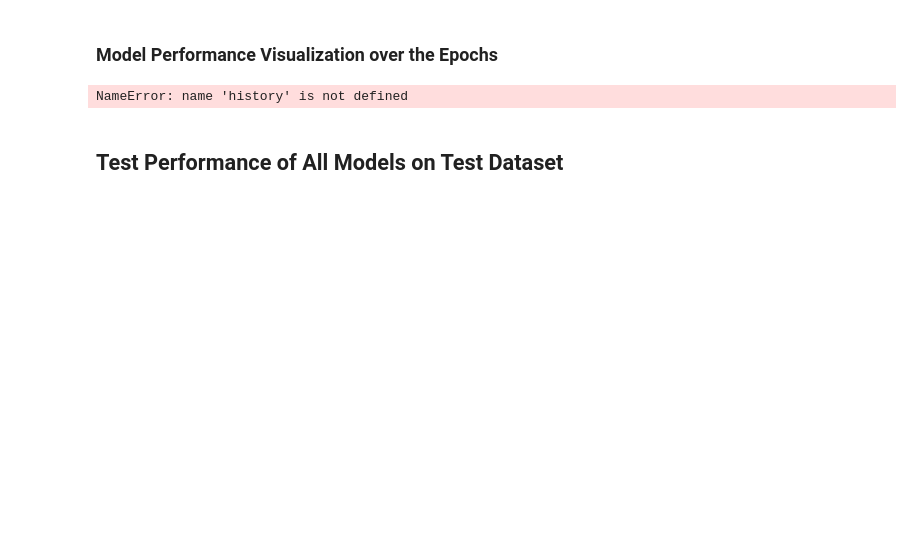
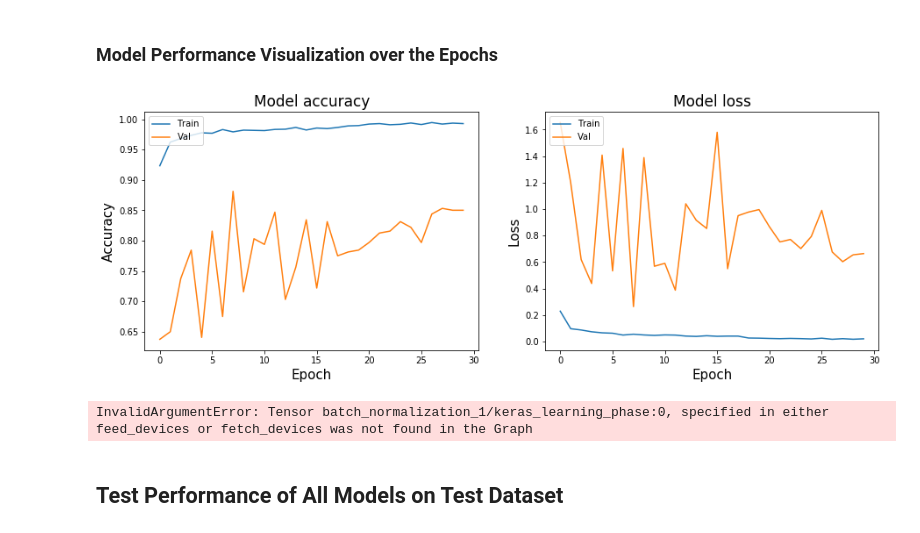
Before and after one commit to anjanatiha/Pneumonia-Detection-from-Chest-X-Ray-Images-with-Deep-Learning, a Jupyter notebook: code/Detection of Pneumonia from Chest X-Ray Images Modulerized.ipynb, the cells around one changed output. Drawn from its saved outputs; the diff is of its cells as text; code cells hidden in the pictures; blank space fills up the shorter version.

```diff
--- a/code/Detection of Pneumonia from Chest X-Ray Images Modulerized.ipynb
+++ b/code/Detection of Pneumonia from Chest X-Ray Images Modulerized.ipynb
@@ -697,7 +722,7 @@ Found 320 images belonging to 2 classes.
 # %%
 y=train_generator.classes
 class_weight=get_class_weight(y)
-# class_weight=None
+class_weight=None
 # %% [markdown]
 ##  Model and Training Configuration
 # %%
@@ -738,14 +767,13 @@ include_top=False
 # number of layers freezed
 non_trainable_index = 249
 
-# init_optimizer=optimizers.Adam()
-init_optimizer=optimizers.Adam(0.000001)
+init_optimizer=optimizers.Adam()
+# init_optimizer=optimizers.Adam(0.000001)
 
 print_layers=False
 
 # initial epochs on only output layers
 # init_epochs=1
-# initial_epochs=3
 init_epochs=15
 
 # verbose
@@ -762,11 +790,12 @@ print_layers=True
 
 # optimizer
 # adam lr=0.01/0.001/0.0001/0.00001/0.000001, decay = decay=1e-5/ 1e-6
-# optimizer=optimizers.Adam()
-# optimizer=Adam(lr=0.0001, decay=1e-5)
-# optimizer=optimizers.Adam(0.000001, decay=1e-7)
-optimizer=optimizers.Adam(0.1)
-optimizer=optimizers.Adam(0.00001, decay=1e-7)
+optimizer=optimizers.Adam()
+# optimizer=optimizers.Adam(0.1)
+# optimizer=optimizers.Adam(0.01)
+# optimizer=optimizers.Adam(0.001)
+# optimizer=optimizers.Adam(0.00001)
+# optimizer=optimizers.Adam(0.00001, decay=1e-7)
 
 
 
@@ -776,8 +805,10 @@ loss='categorical_crossentropy'
 
 
 # performance metrics ('accuracy', 'binary_accuracy', precision, recall)
-# metrics=['accuracy']
-metrics=['mae', 'acc']
+metrics=['accuracy']
+# metrics=['mae', 'acc']
+# metrics=['mse', 'acc']
+# metrics=None
 
 
 ### Main model training parameter configuration
@@ -796,7 +827,8 @@ verbose=0
 #### Configuration for Callbacks - CheckPoint, ReduceLROnPlateau, Early Stopping, TensorBoard
 
 # checkpoint
-ck_monitor='val_acc'
+# ck_monitor='val_acc'
+ck_monitor='val_loss'
 ck_verbose=0
 ck_save_best_only=False
 ck_save_weights_only=False
@@ -808,12 +840,12 @@ ck_period=1
 red_lr_monitor='val_loss'
 red_lr_factor=0.1 # default
 red_lr_patience=10
-red_lr_patience=2
 red_lr_verbose=1
 red_lr_mode='auto'
 red_lr_min_delta=0.0001
 red_lr_cooldown=0
 red_lr_min_lr=0.0
+
 
 # early_stopping
 es_monitor = 'val_loss'
@@ -848,15 +880,17 @@ early_stopping = EarlyStopping(monitor=es_monitor, min_delta=es_min_delta, patie
 tensorboard = TensorBoard(log_dir=log_dir, histogram_freq=tb_histogram_freq, batch_size=tb_batch_size, write_graph=tb_write_graph, write_grads=tb_write_grads, write_images=tb_write_images, embeddings_freq=tb_embeddings_freq, embeddings_layer_names=tb_embeddings_layer_names, embeddings_metadata=tb_embeddings_metadata, embeddings_data=tb_embeddings_data)
 # %%
 # callbacks - checkpoint, reduce_lr, early_stopping, tensorboard
-init_callbacks = [checkpoint, reduce_lr, early_stopping, tensorboard]
+# init_callbacks = [checkpoint, reduce_lr, early_stopping, tensorboard]
+init_callbacks = None
+
 callbacks = [checkpoint, reduce_lr, tensorboard]
 # callbacks = [checkpoint, reduce_lr, early_stopping, tensorboard]
 # %% [markdown]
 ## Training Base Model
 # %%
-# # get inception model
-# init_epochs = 100
-# print_layers=False
-# model = get_inception_model(train_generator, validation_generator, init_epochs, init_verbose, init_optimizer, loss, metrics, tensorboard, init_callbacks, num_class, include_top, non_trainable_index, print_layers)
-# main_model = model
+# get inception model
+init_epochs = 100
+print_layers=False
+model = get_inception_model(train_generator, validation_generator, init_epochs, init_verbose, init_optimizer, loss, metrics, tensorboard, init_callbacks, num_class, include_top, non_trainable_index, print_layers)
+main_model = model
 # %% [output]
@@ -945,22 +970,26 @@ KeyboardInterrupt:
 # %%
 plot_val=[['acc', 'val_acc'], ['loss', 'val_loss']]
 
 title = ['Model accuracy', 'Model loss']
 
 xlabel = ['Epoch', 'Epoch']
 ylabel = ['Accuracy', 'Loss']
 
 legend = ['Train', 'Val']
 
-fig_size=(14, 5)
+fig_size=(15, 5)
 
 
 title_fontsize=17
 label_fontsize=15
 
 plot_history(history, plot_val, title, xlabel, ylabel, fig_size=fig_size, title_fontsize=title_fontsize, label_fontsize=label_fontsize)
 # %% [output]
-NameError: name 'history' is not defined
+[figure, added]
+# %%
+y_preds, y_classes, CM, CM_report = predict_report(model, test_generator, classes)
+# %% [output]
+InvalidArgumentError: Tensor batch_normalization_1/keras_learning_phase:0, specified in either feed_devices or fetch_devices was not found in the Graph
 # %% [markdown]
 ## Test Performance of All Models on Test Dataset
 # %%
```
Also changed, not shown: parts of 12 cells of this notebook.
